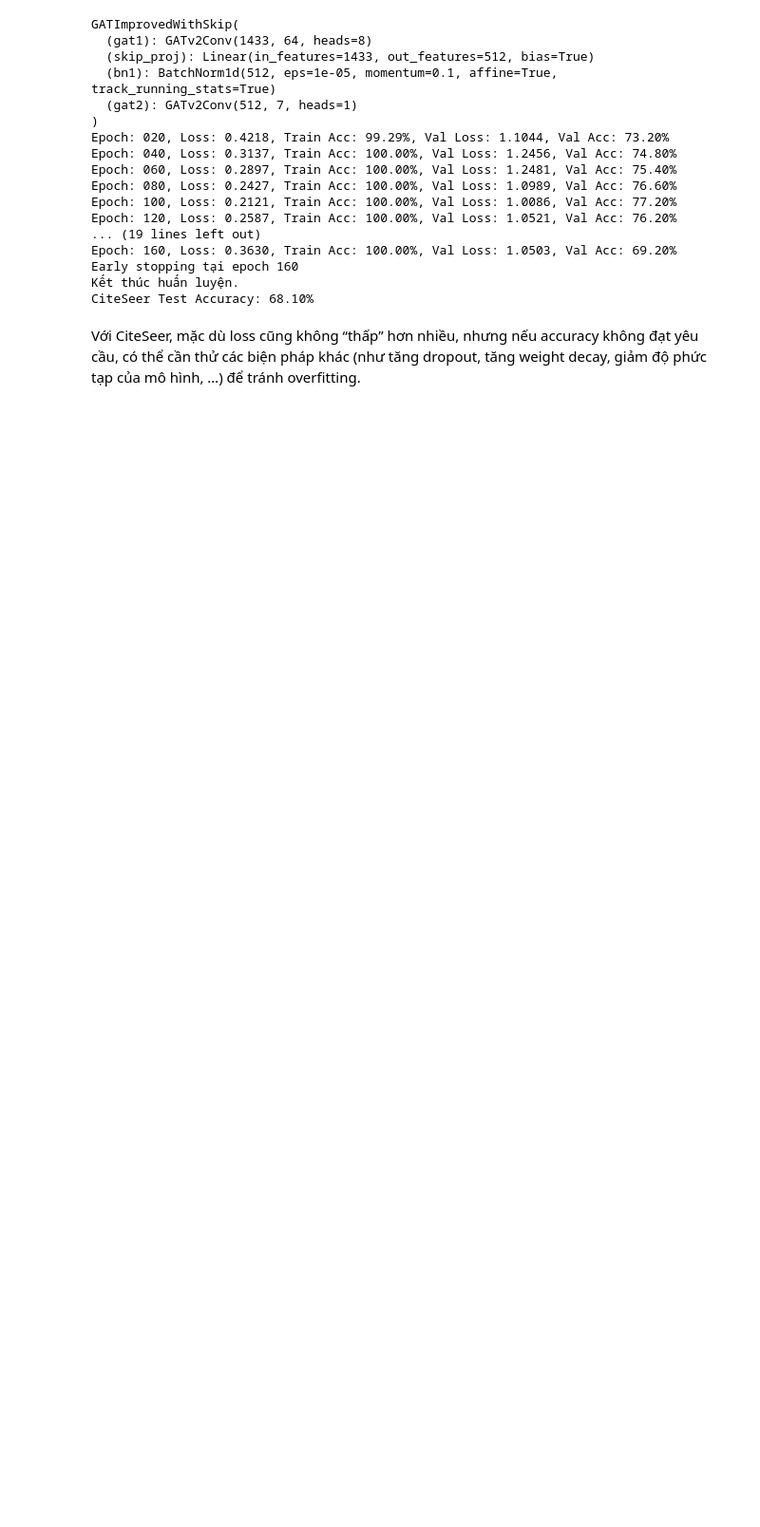
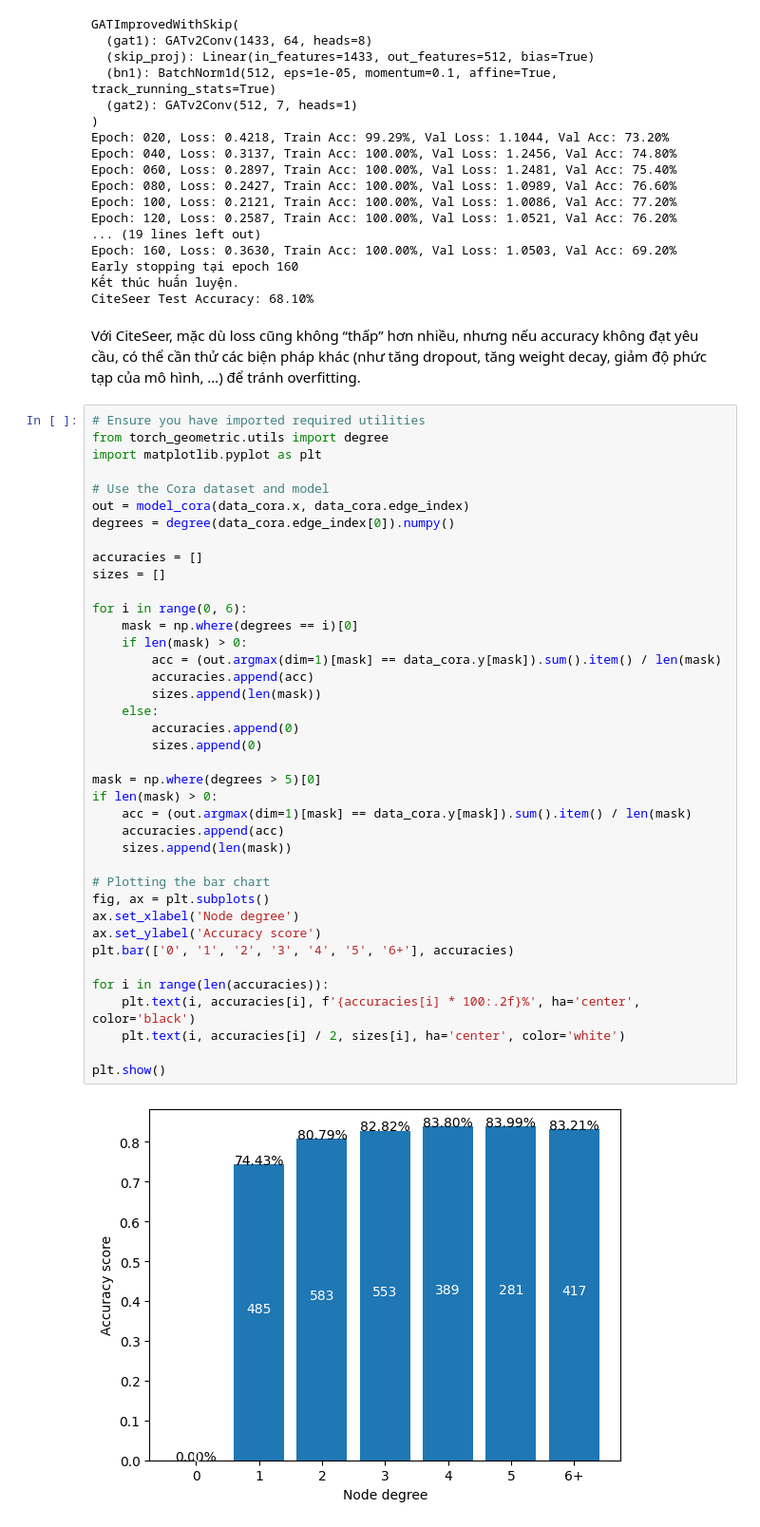
Before and after one commit to tuanngocfun/ML-practices, a Jupyter notebook: GNN/chap7/chapter7.ipynb, the cells around one changed output. Shown: that part at 95% size. Saved outputs shown, nothing was run; the diff lists cells and outputs as text; blank space fills up the shorter version.

Commit message:
updating graph

```diff
--- a/GNN/chap7/chapter7.ipynb
+++ b/GNN/chap7/chapter7.ipynb
@@ -836,3 +857,44 @@ Kết thúc huấn luyện.
 CiteSeer Test Accuracy: 68.10%
 # %% [markdown]
 Với CiteSeer, mặc dù loss cũng không “thấp” hơn nhiều, nhưng nếu accuracy không đạt yêu cầu, có thể cần thử các biện pháp khác (như tăng dropout, tăng weight decay, giảm độ phức tạp của mô hình, …) để tránh overfitting.
+# %%
+# Ensure you have imported required utilities
+from torch_geometric.utils import degree
+import matplotlib.pyplot as plt
+
+# Use the Cora dataset and model
+out = model_cora(data_cora.x, data_cora.edge_index)
+degrees = degree(data_cora.edge_index[0]).numpy()
+
+accuracies = []
+sizes = []
+
+for i in range(0, 6):
+    mask = np.where(degrees == i)[0]
+    if len(mask) > 0:
+        acc = (out.argmax(dim=1)[mask] == data_cora.y[mask]).sum().item() / len(mask)
+        accuracies.append(acc)
+        sizes.append(len(mask))
+    else:
+        accuracies.append(0)
+        sizes.append(0)
+
+mask = np.where(degrees > 5)[0]
+if len(mask) > 0:
+    acc = (out.argmax(dim=1)[mask] == data_cora.y[mask]).sum().item() / len(mask)
+    accuracies.append(acc)
+    sizes.append(len(mask))
+
+# Plotting the bar chart
+fig, ax = plt.subplots()
+ax.set_xlabel('Node degree')
+ax.set_ylabel('Accuracy score')
+plt.bar(['0', '1', '2', '3', '4', '5', '6+'], accuracies)
+
+for i in range(len(accuracies)):
+    plt.text(i, accuracies[i], f'{accuracies[i] * 100:.2f}%', ha='center', color='black')
+    plt.text(i, accuracies[i] / 2, sizes[i], ha='center', color='white')
+
+plt.show()
+# %% [output]
+[figure, added]
```
Also changed, not shown: parts of 3 cells of this notebook.
